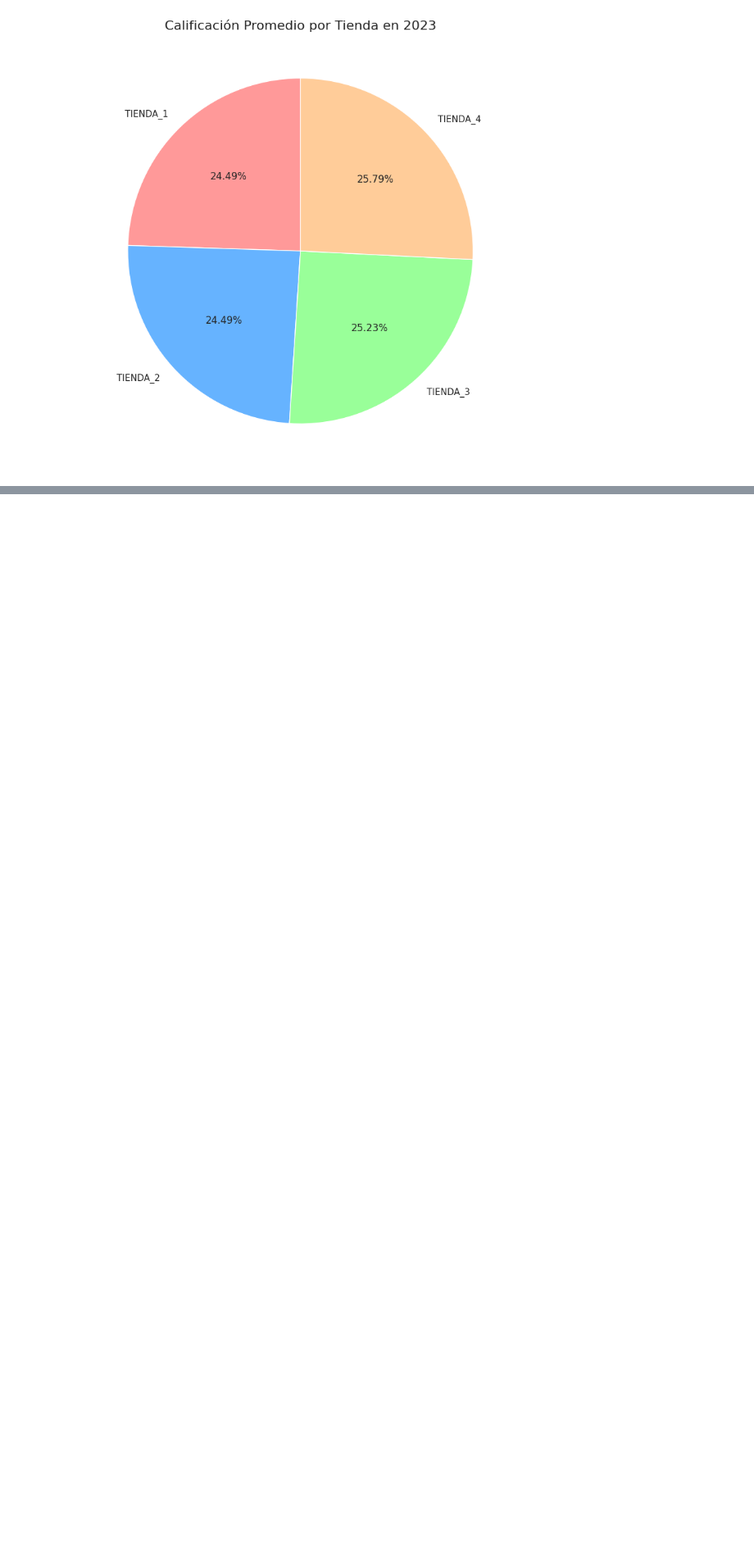
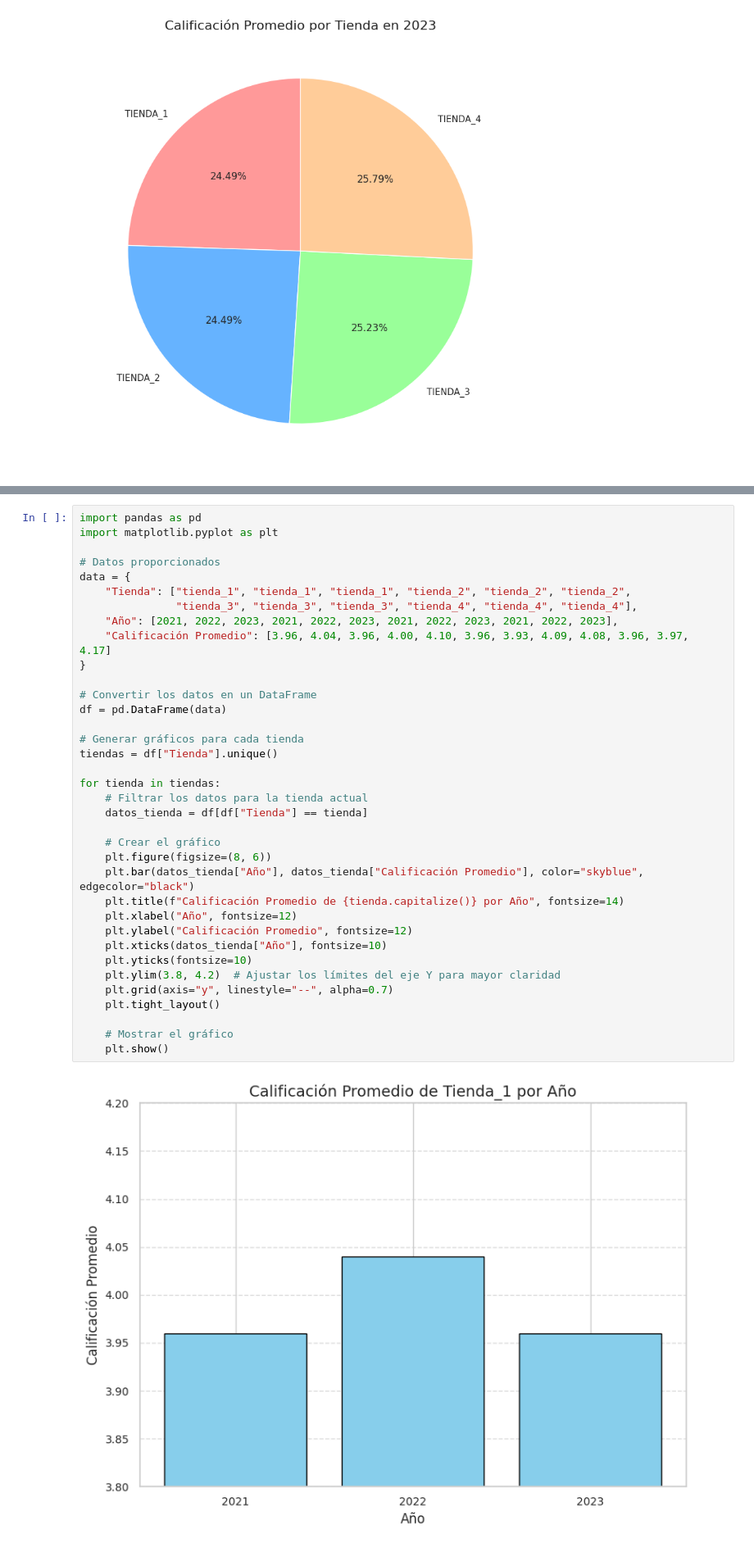
Before and after one commit to GabArg/ProyectoAluraLatam, a Jupyter notebook: AluraStoreLatam.ipynb, the cells around one changed output, grey strips where cells are left out. Shown at 82% size. Saved outputs shown, nothing was run; the diff lists cells and outputs as text; blank space fills up the shorter version.

```diff
--- a/AluraStoreLatam.ipynb
+++ b/AluraStoreLatam.ipynb
@@ -352,0 +510,38 @@ plt.show()
+# %%
+import pandas as pd
+import matplotlib.pyplot as plt
+
+# Datos proporcionados
+data = {
+    "Tienda": ["tienda_1", "tienda_1", "tienda_1", "tienda_2", "tienda_2", "tienda_2",
+               "tienda_3", "tienda_3", "tienda_3", "tienda_4", "tienda_4", "tienda_4"],
+    "Año": [2021, 2022, 2023, 2021, 2022, 2023, 2021, 2022, 2023, 2021, 2022, 2023],
+    "Calificación Promedio": [3.96, 4.04, 3.96, 4.00, 4.10, 3.96, 3.93, 4.09, 4.08, 3.96, 3.97, 4.17]
+}
+
+# Convertir los datos en un DataFrame
+df = pd.DataFrame(data)
+
+# Generar gráficos para cada tienda
+tiendas = df["Tienda"].unique()
+
+for tienda in tiendas:
+    # Filtrar los datos para la tienda actual
+    datos_tienda = df[df["Tienda"] == tienda]
+
+    # Crear el gráfico
+    plt.figure(figsize=(8, 6))
+    plt.bar(datos_tienda["Año"], datos_tienda["Calificación Promedio"], color="skyblue", edgecolor="black")
+    plt.title(f"Calificación Promedio de {tienda.capitalize()} por Año", fontsize=14)
+    plt.xlabel("Año", fontsize=12)
+    plt.ylabel("Calificación Promedio", fontsize=12)
+    plt.xticks(datos_tienda["Año"], fontsize=10)
+    plt.yticks(fontsize=10)
+    plt.ylim(3.8, 4.2)  # Ajustar los límites del eje Y para mayor claridad
+    plt.grid(axis="y", linestyle="--", alpha=0.7)
+    plt.tight_layout()
+
+    # Mostrar el gráfico
+    plt.show()
+# %% [output]
+[figure, added]
```
Also changed, not shown: parts of 5 cells of this notebook.
